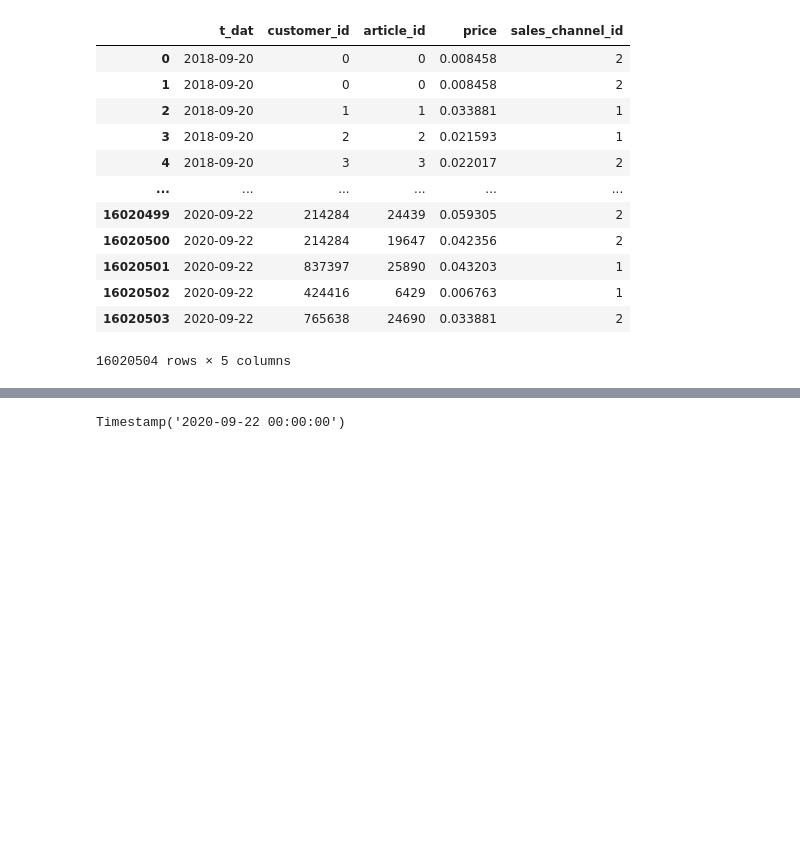
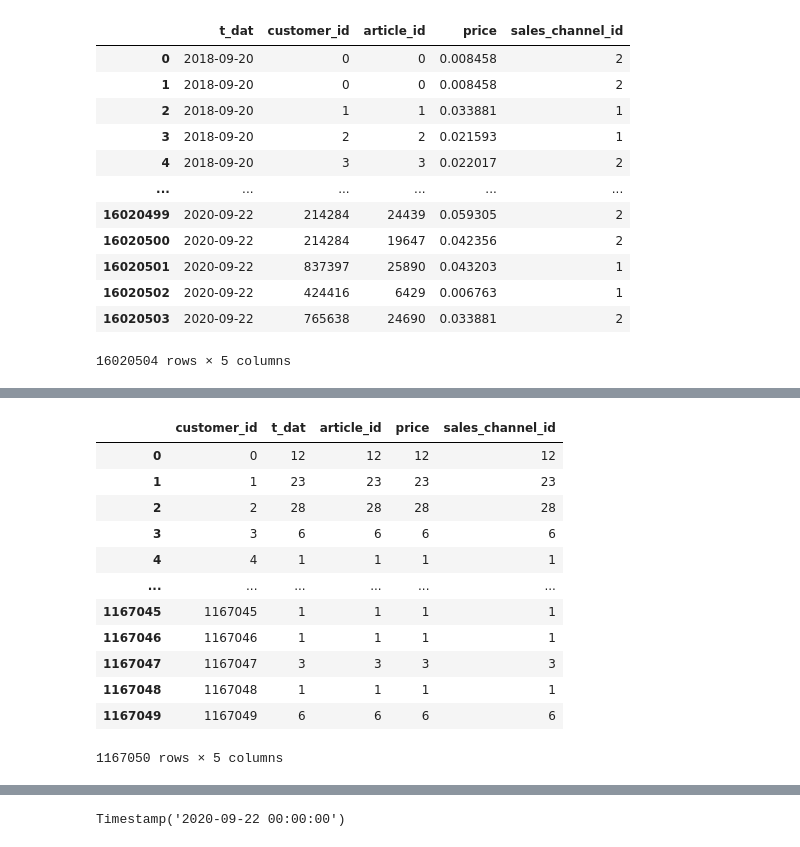
Before and after one commit to damicoedoardo/HnMChallenge, a Jupyter notebook: hnmchallenge/data_analysis/aayush_user.ipynb, the cells around one changed output, grey strips where cells are left out. Cells and saved outputs as stored; diff of their text form; code cells hidden in the pictures; blank space fills up the shorter version.

```diff
--- a/hnmchallenge/data_analysis/aayush_user.ipynb
+++ b/hnmchallenge/data_analysis/aayush_user.ipynb
@@ -38,0 +99,16 @@ max_date=fd["t_dat"].max()
+# %%
+df
+# %% [output]
+|  | customer_id | t_dat | article_id | price | sales_channel_id |
+| 0 | 0 | 12 | 12 | 12 | 12 |
+| 1 | 1 | 23 | 23 | 23 | 23 |
+| 2 | 2 | 28 | 28 | 28 | 28 |
+| 3 | 3 | 6 | 6 | 6 | 6 |
+| 4 | 4 | 1 | 1 | 1 | 1 |
+| ... | ... | ... | ... | ... | ... |
+| 1167045 | 1167045 | 1 | 1 | 1 | 1 |
+| 1167046 | 1167046 | 1 | 1 | 1 | 1 |
+| 1167047 | 1167047 | 3 | 3 | 3 | 3 |
+| 1167048 | 1167048 | 1 | 1 | 1 | 1 |
+| 1167049 | 1167049 | 6 | 6 | 6 | 6 |
+1167050 rows × 5 columns
```
Also changed, not shown: parts of 12 cells of this notebook, 4 other files.
